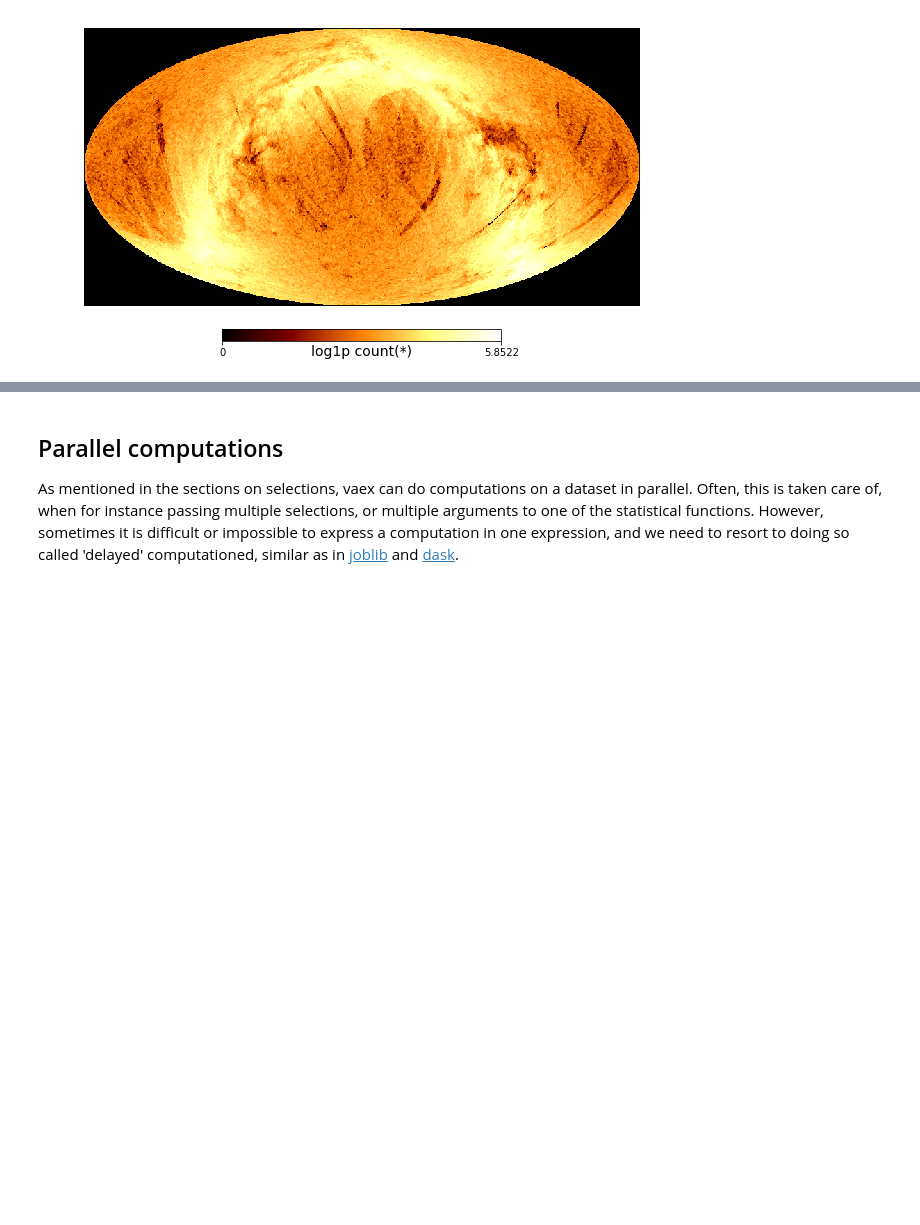
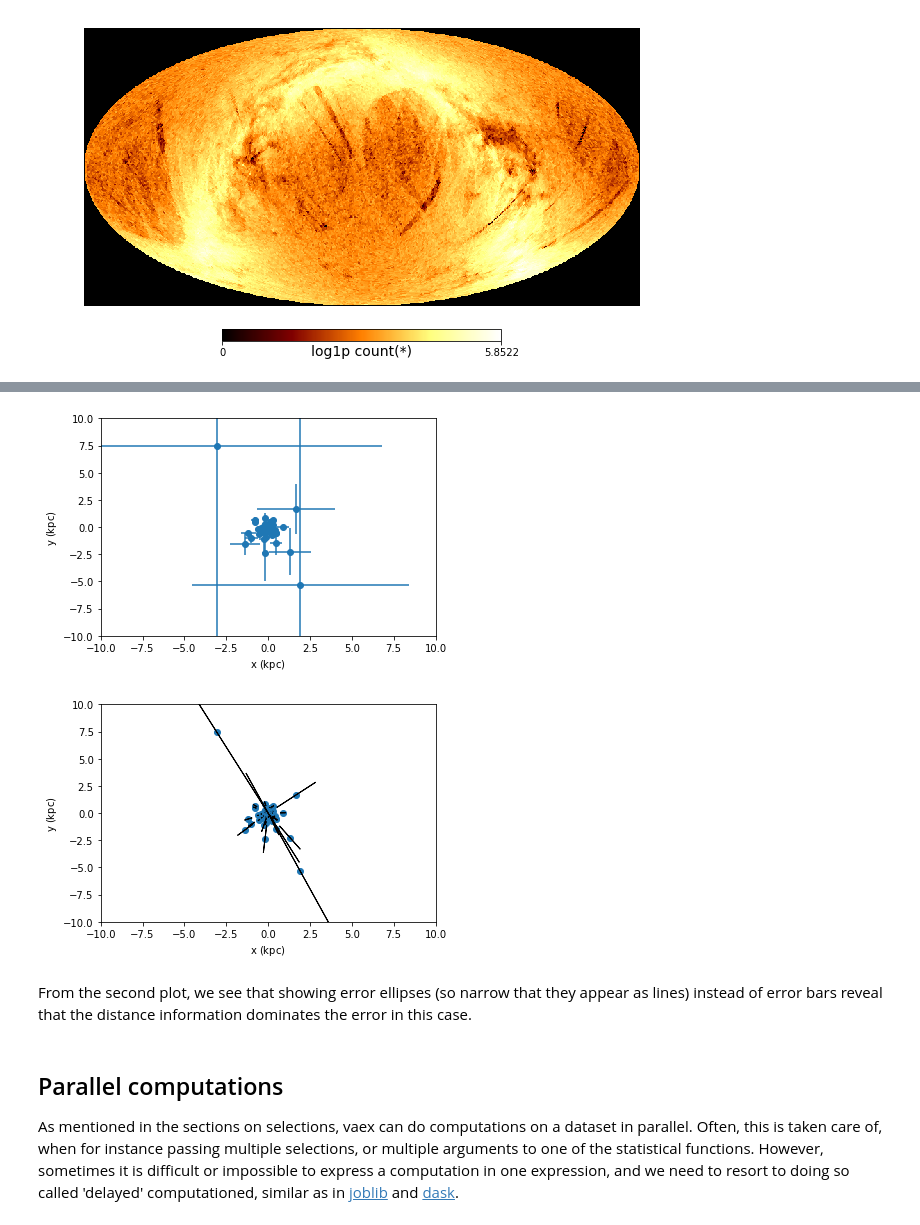
Before and after one commit to vaexio/vaex, a Jupyter notebook: docs/source/tutorial.ipynb, the cells around one changed output, grey strips where cells are left out. Saved outputs shown, nothing was run; the diff lists cells and outputs as text; code cells hidden in the pictures; blank space fills up the shorter version.

Commit message:
doc: added propagation of uncertainties example

```diff
--- a/docs/source/tutorial.ipynb
+++ b/docs/source/tutorial.ipynb
@@ -450,3 +454,30 @@ tgas.healpix_plot(f="log1p", healpix_level=6, figsize=(10,8),
+# %%
+import vaex
+import pylab as plt
+%matplotlib inline
+tgas = vaex.datasets.tgas_1percent.fetch()
+# %%
+# convert parallas to distance
+tgas.add_virtual_columns_distance_from_parallax(tgas.parallax)
+# and combined with the galactic sky coordinates gives galactic cartesian coordinates of the stars
+tgas.add_virtual_columns_spherical_to_cartesian(tgas.l, tgas.b, tgas.distance, 'x', 'y', 'z')
+# %%
+tgas.propagate_uncertainties([tgas.x, tgas.y, tgas.z])
+tgas_50 = tgas.sample(50, random_state=42)
+# %%
+tgas_50.scatter(tgas_50.x, tgas_50.y, xerr=tgas_50.x_uncertainty, yerr=tgas_50.y_uncertainty)
+plt.xlim(-10, 10)
+plt.ylim(-10, 10)
+plt.show()
+tgas_50.scatter(tgas_50.x, tgas_50.y, xerr=tgas_50.x_uncertainty, yerr=tgas_50.y_uncertainty, cov=tgas_50.y_x_covariance)
+plt.xlim(-10, 10)
+plt.ylim(-10, 10)
+plt.show()
+# %% [output]
+[figure, added]
+[figure, added]
+# %% [markdown]
+From the second plot, we see that showing error ellipses (so narrow that they appear as lines) instead of error bars reveal that the distance information dominates the error in this case.
 # %% [markdown]
 ## Parallel computations
 As mentioned in the sections on selections, vaex can do computations on a dataset in parallel. Often, this is taken care of, when for instance passing multiple selections, or multiple arguments to one of the statistical functions. However, sometimes it is difficult or impossible to express a computation in one expression, and we need to resort to doing so called 'delayed' computationed, similar as in [joblib](https://pythonhosted.org/joblib) and [dask](https://dask.pydata.org).
```
Also changed, not shown: parts of 18 cells of this notebook.
